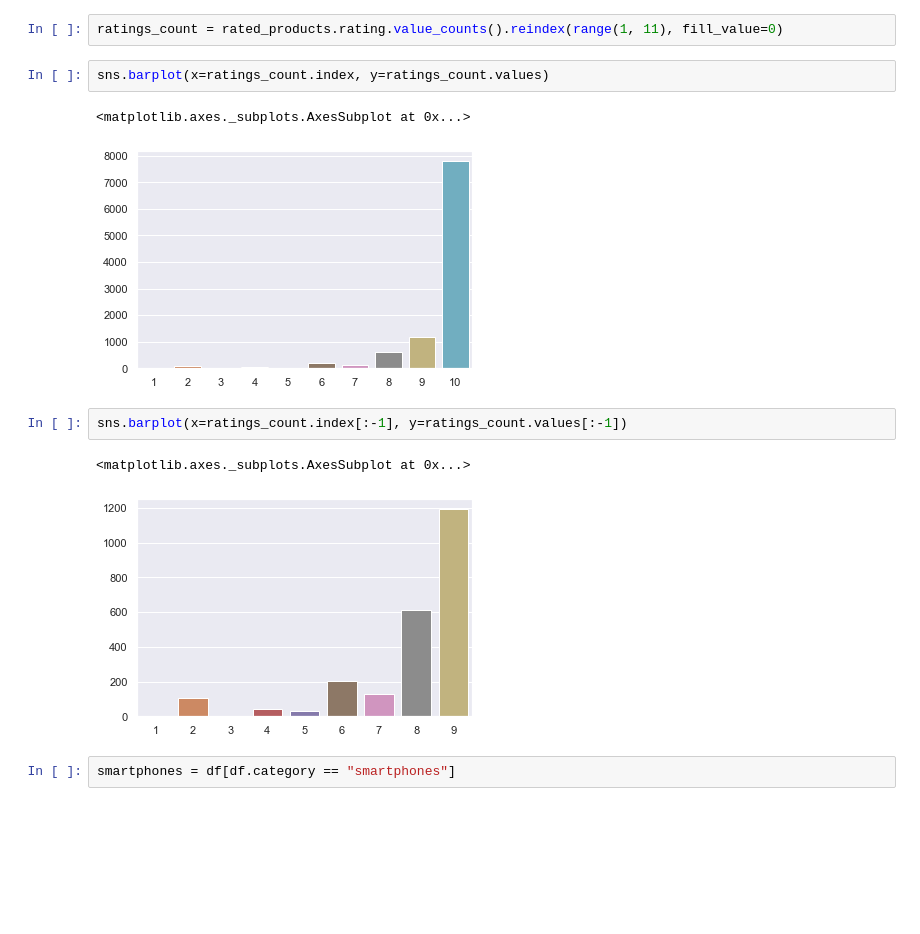
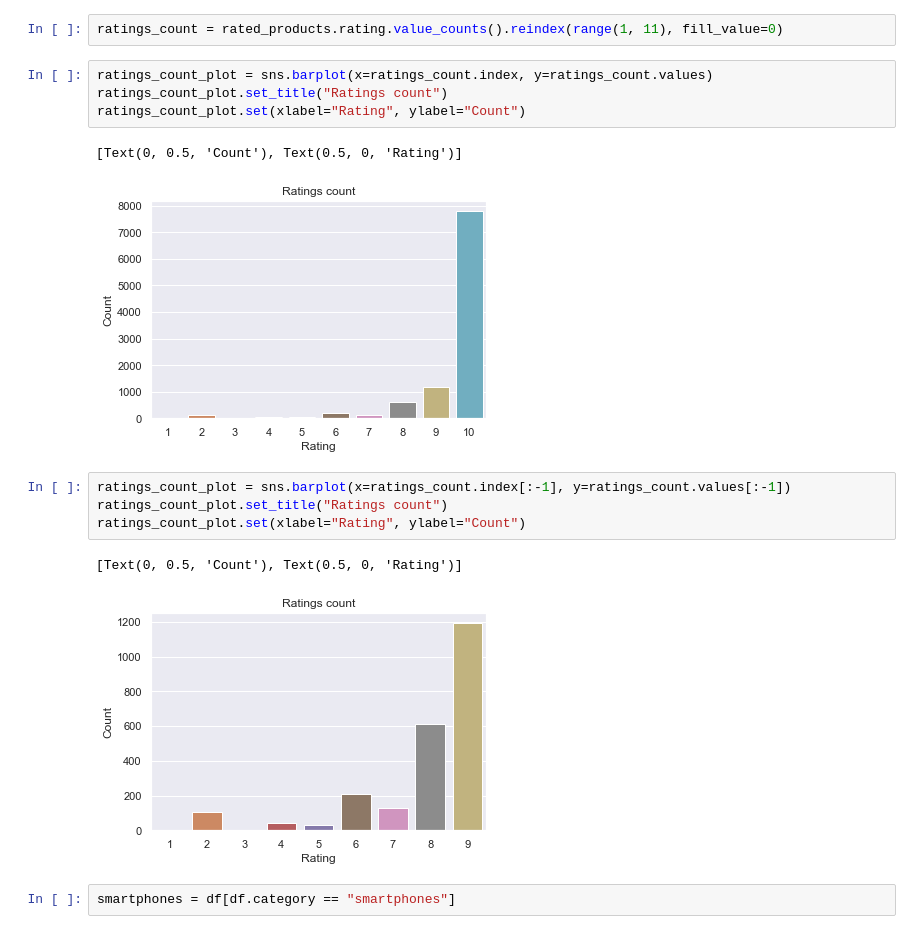
Before and after one commit to zhanymkanov/techsoulai_analyzer, a Jupyter notebook: products.ipynb, the cells around one changed output. Cells and saved outputs as stored; diff of their text form; blank space fills up the shorter version.

```diff
--- a/products.ipynb
+++ b/products.ipynb
@@ -83,15 +70,19 @@ category_ratings.plot.bar()
 # %%
 ratings_count = rated_products.rating.value_counts().reindex(range(1, 11), fill_value=0)
 # %%
-sns.barplot(x=ratings_count.index, y=ratings_count.values)
+ratings_count_plot = sns.barplot(x=ratings_count.index, y=ratings_count.values)
+ratings_count_plot.set_title("Ratings count")
+ratings_count_plot.set(xlabel="Rating", ylabel="Count")
 # %% [output]
-<matplotlib.axes._subplots.AxesSubplot at 0x...>
+[Text(0, 0.5, 'Count'), Text(0.5, 0, 'Rating')]
-[figure, old version]
+[figure, new version]
 # %%
-sns.barplot(x=ratings_count.index[:-1], y=ratings_count.values[:-1])
+ratings_count_plot = sns.barplot(x=ratings_count.index[:-1], y=ratings_count.values[:-1])
+ratings_count_plot.set_title("Ratings count")
+ratings_count_plot.set(xlabel="Rating", ylabel="Count")
 # %% [output]
-<matplotlib.axes._subplots.AxesSubplot at 0x...>
+[Text(0, 0.5, 'Count'), Text(0.5, 0, 'Rating')]
-[figure, old version]
+[figure, new version]
 # %%
 smartphones = df[df.category == "smartphones"]
 # %%
```
Also changed, not shown: parts of 15 cells of this notebook, 2 other files.
